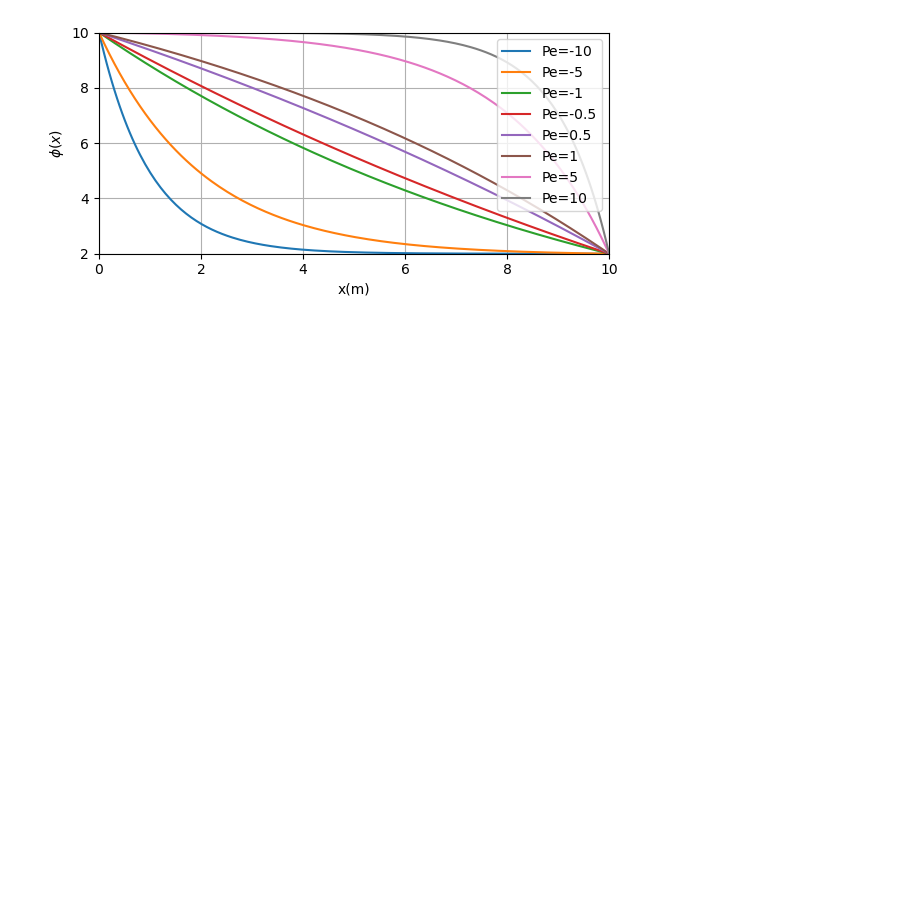
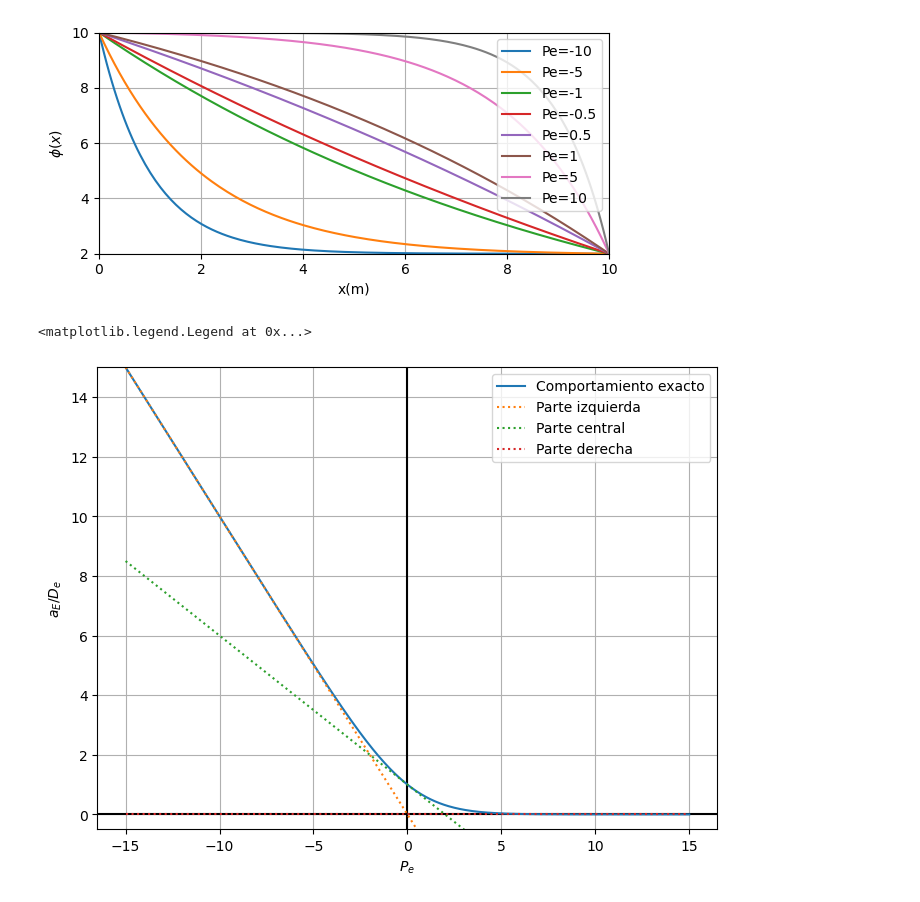
Before and after one commit to apreziosir86/FVM_Solver, a Jupyter notebook: 250919_Peclet_test.ipynb, the cells around one changed output. Saved outputs shown, nothing was run; the diff lists cells and outputs as text; code cells hidden in the pictures; blank space fills up the shorter version.

Commit message:
Siguiendo con Peclet y su discusión de esquemas para la solución de advección

```diff
--- a/250919_Peclet_test.ipynb
+++ b/250919_Peclet_test.ipynb
@@ -53,3 +53,29 @@ plt.grid()
 plt.tight_layout()
 # %% [output]
 [figure]
+# %%
+# Probando el esquema híbrido
+Pe = np.linspace(-15, 15, 500)
+aE_De = Pe / (np.exp(Pe) - 1)
+
+# Partiendo los comportamientos
+P1 = -Pe
+P2 = 1 - Pe / 2
+P3 = np.zeros_like(Pe)
+
+fig = plt.figure(figsize=(8, 6))
+
+plt.axhline(y = 0, color='black')
+plt.axvline(x=0, color='black')
+plt.plot(Pe, aE_De, label='Comportamiento exacto')
+plt.plot(Pe, P1, ls=':', label='Parte izquierda')
+plt.plot(Pe, P2, ls=':', label='Parte central')
+plt.plot(Pe, P3, ls=':', label='Parte derecha')
+plt.xlabel(r'$P_e$')
+plt.ylabel(r'$a_E/D_e$')
+plt.ylim((-0.5, 15))
+plt.grid()
+plt.legend()
+# %% [output]
+<matplotlib.legend.Legend at 0x...>
+[figure, added]
```
Also changed, not shown: parts of 1 cell of this notebook.
